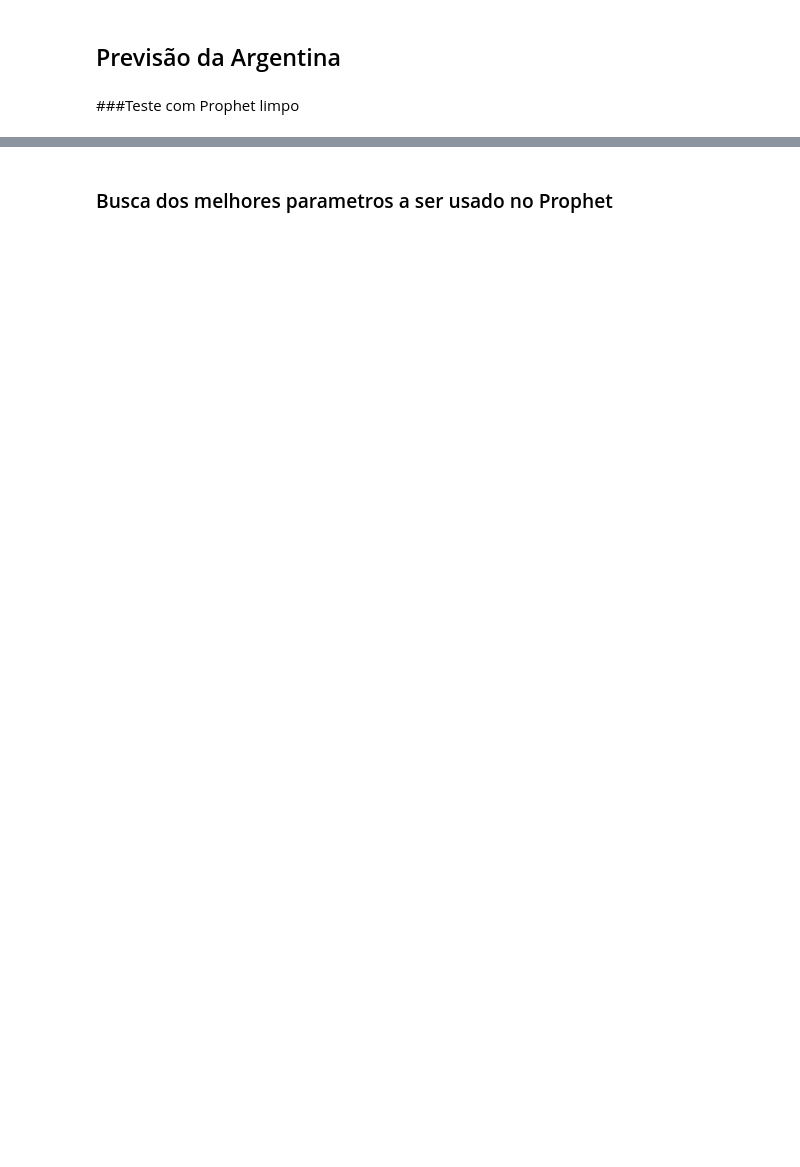
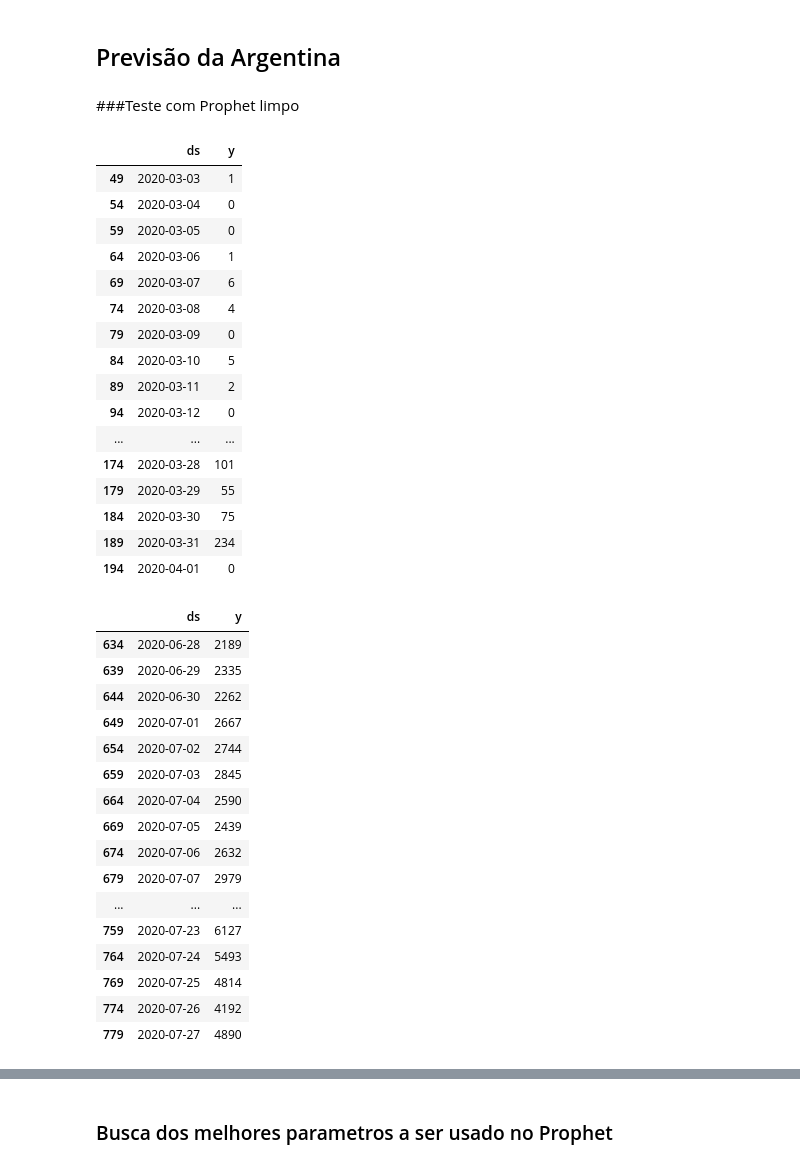
Before and after one commit to duartejr/bootcamp-covid-research, a Jupyter notebook: playground/notebooks/st_prophet_bot2_08_12.ipynb, the cells around one changed output, grey strips where cells are left out. Saved outputs shown, nothing was run; the diff lists cells and outputs as text; code cells hidden in the pictures; blank space fills up the shorter version.

```diff
--- a/playground/notebooks/st_prophet_bot2_08_12.ipynb
+++ b/playground/notebooks/st_prophet_bot2_08_12.ipynb
@@ -43,6 +61,44 @@ df1.head(30)
 pais=['Argentina']
 df_ag = df1[df1['Country/Region'].isin(pais)]
 df_ag= df_ag[['ds','y']]
+# %%
+display(df_ag.head(30))
+display(df_ag.tail(30))
+# %% [output]
+|  | ds | y |
+| 49 | 2020-03-03 | 1 |
+| 54 | 2020-03-04 | 0 |
+| 59 | 2020-03-05 | 0 |
+| 64 | 2020-03-06 | 1 |
+| 69 | 2020-03-07 | 6 |
+| 74 | 2020-03-08 | 4 |
+| 79 | 2020-03-09 | 0 |
+| 84 | 2020-03-10 | 5 |
+| 89 | 2020-03-11 | 2 |
+| 94 | 2020-03-12 | 0 |
+| ... | ... | ... |
+| 174 | 2020-03-28 | 101 |
+| 179 | 2020-03-29 | 55 |
+| 184 | 2020-03-30 | 75 |
+| 189 | 2020-03-31 | 234 |
+| 194 | 2020-04-01 | 0 |
+|  | ds | y |
+| 634 | 2020-06-28 | 2189 |
+| 639 | 2020-06-29 | 2335 |
+| 644 | 2020-06-30 | 2262 |
+| 649 | 2020-07-01 | 2667 |
+| 654 | 2020-07-02 | 2744 |
+| 659 | 2020-07-03 | 2845 |
+| 664 | 2020-07-04 | 2590 |
+| 669 | 2020-07-05 | 2439 |
+| 674 | 2020-07-06 | 2632 |
+| 679 | 2020-07-07 | 2979 |
+| ... | ... | ... |
+| 759 | 2020-07-23 | 6127 |
+| 764 | 2020-07-24 | 5493 |
+| 769 | 2020-07-25 | 4814 |
+| 774 | 2020-07-26 | 4192 |
+| 779 | 2020-07-27 | 4890 |
 # %%
 from prophet import Prophet
 
```
Also changed, not shown: parts of 28 cells of this notebook.
